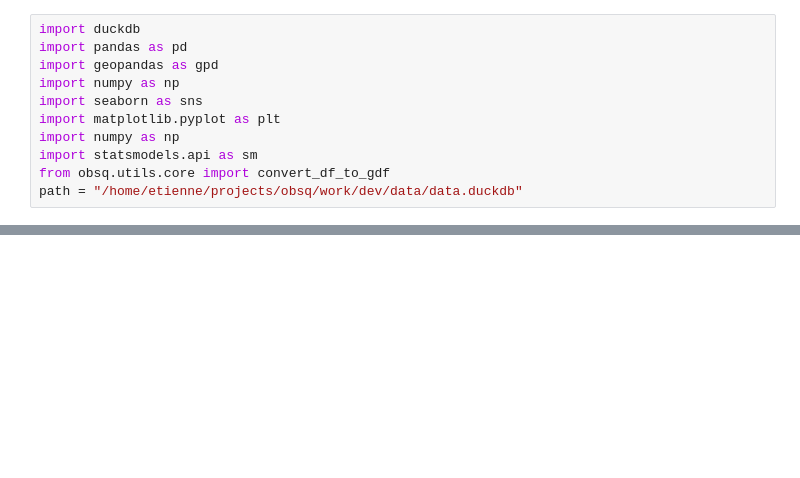
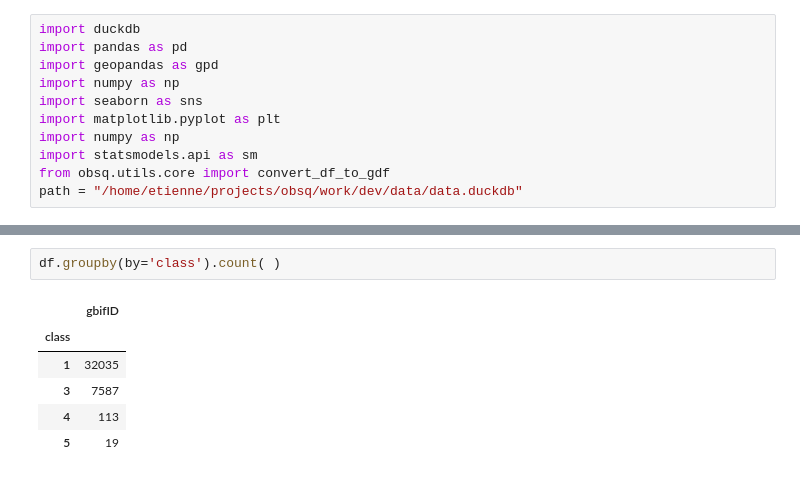
Before and after one commit to etiennegodin/CScorer, a Jupyter notebook: notebooks/eda/db_viz.ipynb, the cells around one changed output, grey strips where cells are left out. Saved outputs shown, nothing was run; the diff lists cells and outputs as text; blank space fills up the shorter version.

```diff
--- a/notebooks/eda/db_viz.ipynb
+++ b/notebooks/eda/db_viz.ipynb
@@ -34,2 +36,11 @@ df
 39754 rows × 2 columns
+# %%
+df.groupby(by='class').count( )
+# %% [output]
+|  | gbifID |
+| class |  |
+| 1 | 32035 |
+| 3 | 7587 |
+| 4 | 113 |
+| 5 | 19 |
 # %%
```
Also changed, not shown: parts of 5 cells of this notebook, 1 other file.
